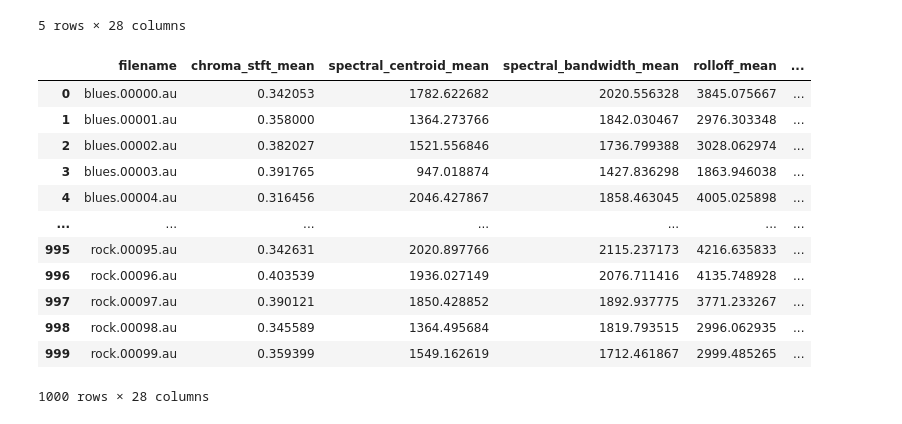
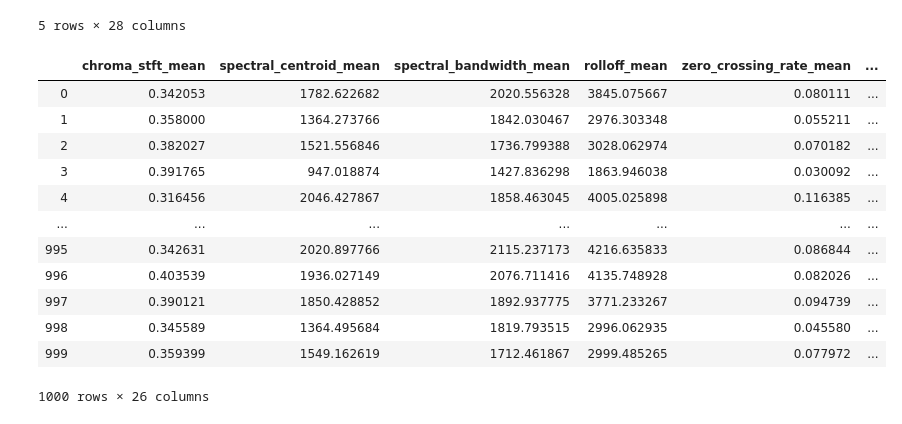
Before and after one commit to givi0519/CSCI-4622-Final-Project, a Jupyter notebook: final_project.ipynb, the cells around one changed output. Cells and saved outputs as stored; diff of their text form; code cells hidden in the pictures.

```diff
--- a/final_project.ipynb
+++ b/final_project.ipynb
@@ -117,23 +117,25 @@ dfFeatures.head()
 5 rows × 28 columns
 # %%
 dfFeatures.to_csv(r'.\music_features.csv', index = False)
-# %%
-dfFeatures = pd.read_csv(".\music_features.csv")
-dfFeatures
-# %% [output]
-|  | filename | chroma_stft_mean | spectral_centroid_mean | spectral_bandwidth_mean | rolloff_mean | ... |
-| 0 | blues.00000.au | 0.342053 | 1782.622682 | 2020.556328 | 3845.075667 | ... |
-| 1 | blues.00001.au | 0.358000 | 1364.273766 | 1842.030467 | 2976.303348 | ... |
-| 2 | blues.00002.au | 0.382027 | 1521.556846 | 1736.799388 | 3028.062974 | ... |
-| 3 | blues.00003.au | 0.391765 | 947.018874 | 1427.836298 | 1863.946038 | ... |
-| 4 | blues.00004.au | 0.316456 | 2046.427867 | 1858.463045 | 4005.025898 | ... |
-| ... | ... | ... | ... | ... | ... | ... |
-| 995 | rock.00095.au | 0.342631 | 2020.897766 | 2115.237173 | 4216.635833 | ... |
-| 996 | rock.00096.au | 0.403539 | 1936.027149 | 2076.711416 | 4135.748928 | ... |
-| 997 | rock.00097.au | 0.390121 | 1850.428852 | 1892.937775 | 3771.233267 | ... |
-| 998 | rock.00098.au | 0.345589 | 1364.495684 | 1819.793515 | 2996.062935 | ... |
-| 999 | rock.00099.au | 0.359399 | 1549.162619 | 1712.461867 | 2999.485265 | ... |
-1000 rows × 28 columns
+# %%
+# run from here pls
+dfFeatures = pd.read_csv("music_features.csv")
+dfFeatures2 = dfFeatures.drop(columns = ['filename', 'genre'])
+dfFeatures2
+# %% [output]
+|  | chroma_stft_mean | spectral_centroid_mean | spectral_bandwidth_mean | rolloff_mean | zero_crossing_rate_mean | ... |
+| 0 | 0.342053 | 1782.622682 | 2020.556328 | 3845.075667 | 0.080111 | ... |
+| 1 | 0.358000 | 1364.273766 | 1842.030467 | 2976.303348 | 0.055211 | ... |
+| 2 | 0.382027 | 1521.556846 | 1736.799388 | 3028.062974 | 0.070182 | ... |
+| 3 | 0.391765 | 947.018874 | 1427.836298 | 1863.946038 | 0.030092 | ... |
+| 4 | 0.316456 | 2046.427867 | 1858.463045 | 4005.025898 | 0.116385 | ... |
+| ... | ... | ... | ... | ... | ... | ... |
+| 995 | 0.342631 | 2020.897766 | 2115.237173 | 4216.635833 | 0.086844 | ... |
+| 996 | 0.403539 | 1936.027149 | 2076.711416 | 4135.748928 | 0.082026 | ... |
+| 997 | 0.390121 | 1850.428852 | 1892.937775 | 3771.233267 | 0.094739 | ... |
+| 998 | 0.345589 | 1364.495684 | 1819.793515 | 2996.062935 | 0.045580 | ... |
+| 999 | 0.359399 | 1549.162619 | 1712.461867 | 2999.485265 | 0.077972 | ... |
+1000 rows × 26 columns
 # %%
 dfFeatures.describe()
 # %% [output]
```
Also changed, not shown: parts of 3 cells of this notebook, 2 other files.
